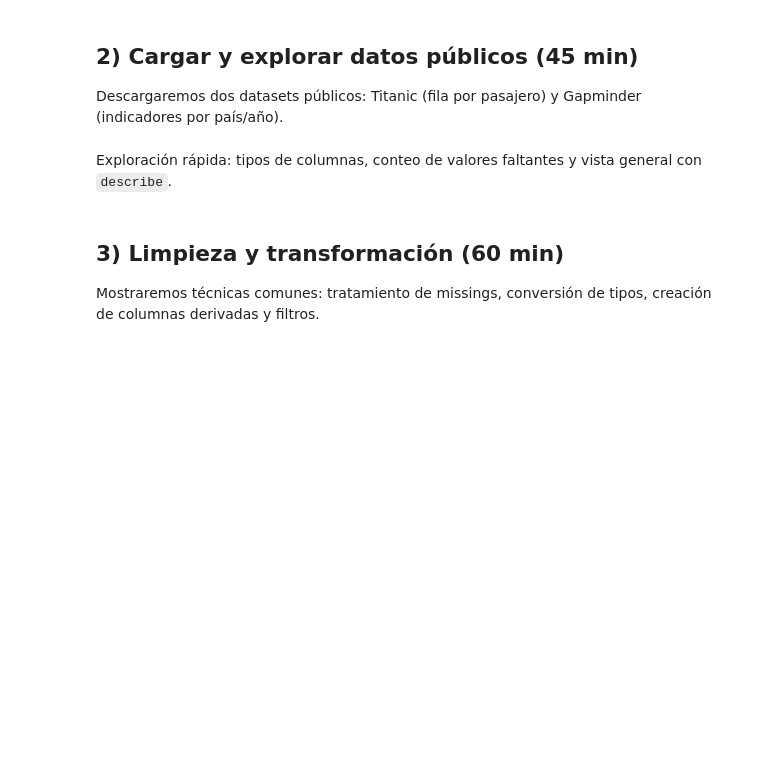
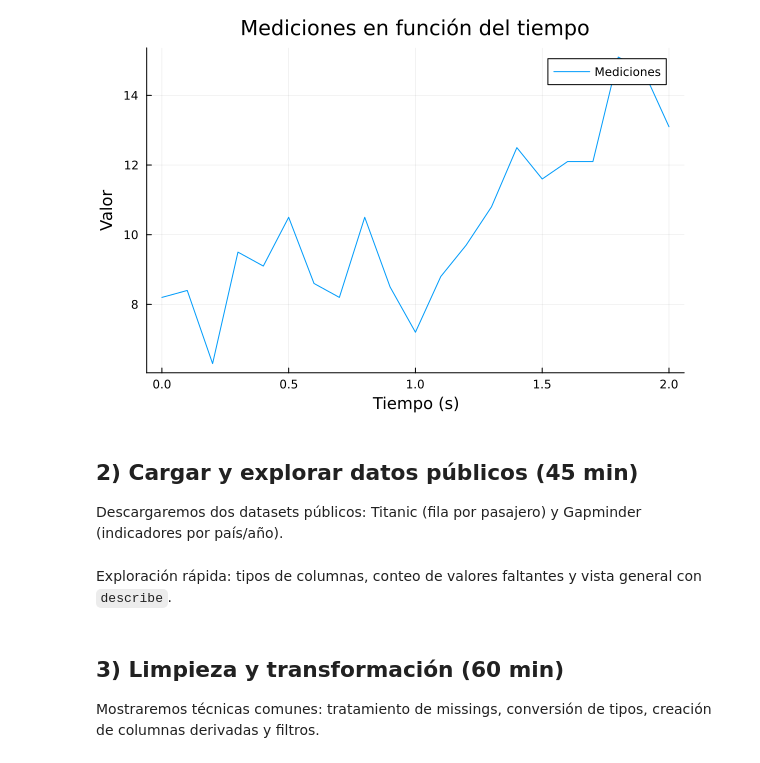
Before and after one commit to geoskydev/intro-julia-2025, a Jupyter notebook: notebooks/02_analisis_datos.ipynb, the cells around one changed output. Drawn from its saved outputs; the diff is of its cells as text; code cells hidden in the pictures; blank space fills up the shorter version.

```diff
--- a/notebooks/02_analisis_datos.ipynb
+++ b/notebooks/02_analisis_datos.ipynb
@@ -23,3 +39,8 @@ Carga los paquetes que usaremos. En Colab con un kernel de Julia no deberías ne
+# %%
+using Plots
+Plots.plot(seconds, measurements, label="Mediciones", xlabel="Tiempo (s)", ylabel="Valor", title="Mediciones en función del tiempo", legend=:topright)
+# %% [output]
+[figure, added]
 # %%
 # Paquetes principales (no ejecutes Pkg.add aquí si ya tienes los paquetes en el entorno).
 using DataFrames, CSV, CategoricalArrays, Statistics, Dates, Downloads, Random
```
Also changed, not shown: parts of 6 cells of this notebook.
